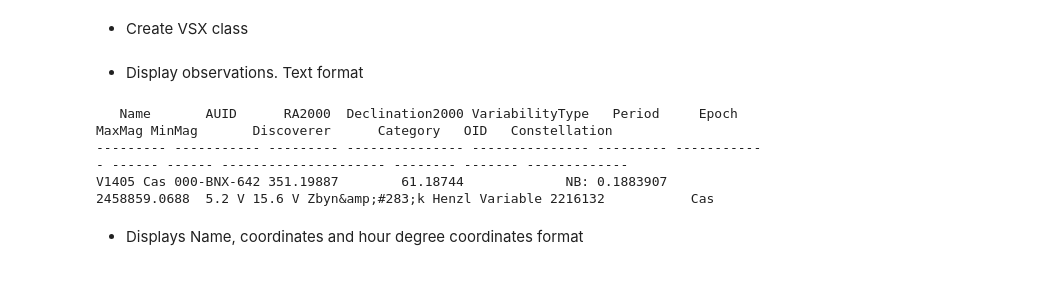
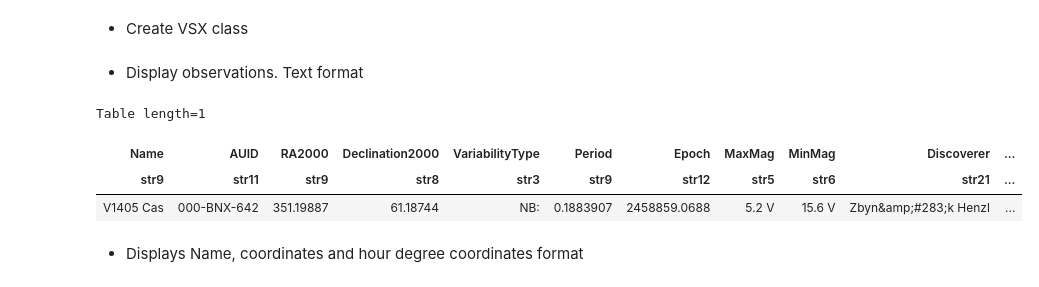
Before and after one commit to dtouzan/ciboulette, a Jupyter notebook: notebook/exemple-aavso.ipynb, the cells around one changed output. Drawn from its saved outputs; the diff is of its cells as text; code cells hidden in the pictures.

```diff
--- a/notebook/exemple-aavso.ipynb
+++ b/notebook/exemple-aavso.ipynb
@@ -105,11 +105,12 @@ v = vsx('v1405 cas')
 # %% [markdown]
 - Display observations. Text format
 # %%
-v.observations.pprint(max_width = 255)
+v.observations
 # %% [output]
-   Name       AUID      RA2000  Declination2000 VariabilityType   Period     Epoch     MaxMag MinMag       Discoverer      Category   OID   Constellation
---------- ----------- --------- --------------- --------------- --------- ------------ ------ ------ --------------------- -------- ------- -------------
-V1405 Cas 000-BNX-642 351.19887        61.18744             NB: 0.1883907 2458859.0688  5.2 V 15.6 V Zbyn&amp;#283;k Henzl Variable 2216132           Cas
+Table length=1
+| Name | AUID | RA2000 | Declination2000 | VariabilityType | Period | Epoch | MaxMag | MinMag | Discoverer | ... |
+| str9 | str11 | str9 | str8 | str3 | str9 | str12 | str5 | str6 | str21 | ... |
+| V1405 Cas | 000-BNX-642 | 351.19887 | 61.18744 | NB: | 0.1883907 | 2458859.0688 | 5.2 V | 15.6 V | Zbyn&amp;#283;k Henzl | ... |
 # %% [markdown]
 - Displays Name, coordinates and hour degree coordinates format
 # %%
```
Also changed, not shown: parts of 2 cells of this notebook.
